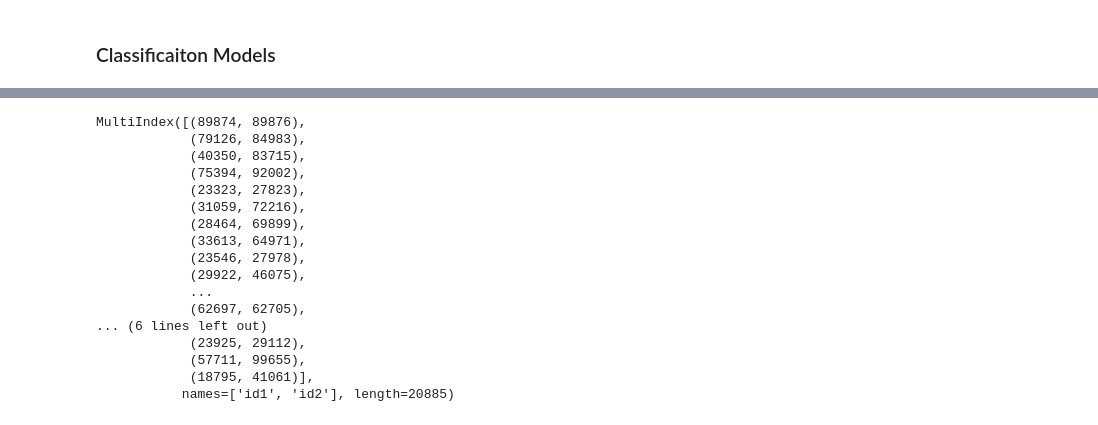
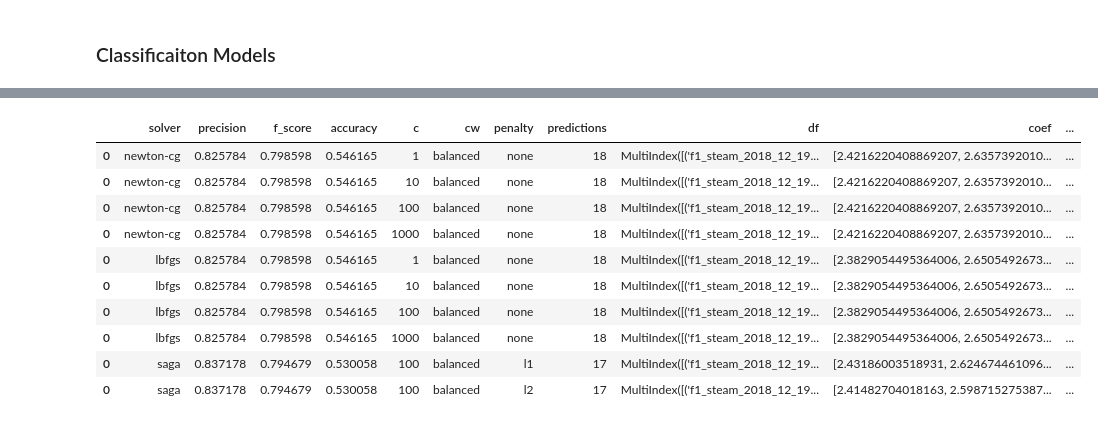
Before and after one commit to catalyst-cooperative/rmi-ferc1-eia, a Jupyter notebook: notebooks/ferc_eia_connections.ipynb, the cells around one changed output, grey strips where cells are left out. Drawn from its saved outputs; the diff is of its cells as text; code cells hidden in the pictures.

```diff
--- a/notebooks/ferc_eia_connections.ipynb
+++ b/notebooks/ferc_eia_connections.ipynb
@@ -181,7 +183,7 @@ test_eia = (plant_parts_cleaned.merge(test_df_ids.reset_index().drop(columns=['r
             astype({'total_fuel_cost':float,
                     'total_mmbtu':float}))
 # %%
-test_ferc = (steam_cleaned.merge(test_df_ids.reset_index().drop(columns=['record_id_eia'])[['record_id_ferc']],
+ferc_known = (steam_cleaned.merge(train_df_ids.reset_index().drop(columns=['record_id_eia'])[['record_id_ferc']],
                           left_index=True,
                           right_on=['record_id_ferc']).
              drop_duplicates(subset=['record_id_ferc']).
@@ -197,6 +202,6 @@ from recordlinkage.datasets import load_febrl4
 # %%
-dfA_test = test_ferc
-dfB_test = test_eia
+dfA_known = ferc_known
+dfB_known = eia_known
 dfA = steam_cleaned[steam_cleaned['report_year'] == 2018]
 dfB = plant_parts_cleaned[plant_parts_cleaned['report_year'] == 2018]
 # %%
@@ -237,7 +242,7 @@ def make_features(dfA, dfB, block_col=None):
     return features
 # %%
 features_all = make_features(dfA, dfB, block_col='plant_id_report_year')
-features_test = make_features(dfA_test, dfB_test, block_col='plant_id_report_year')
+features_known = make_features(dfA_known, dfB_known, block_col='plant_id_report_year')
 # %%
 features_all.describe().T
 # %% [output]
@@ -281,7 +336,6 @@ warnings.filterwarnings('ignore')
 solvers = ['newton-cg', 'lbfgs', 'liblinear', 'sag', 'saga']
 cs= [1, 10, 100, 1000]
 cws = ['balanced', None]
-
 ps = {'newton-cg': ['l2', 'none'],
       'lbfgs': ['l2', 'none'],
       'liblinear': ['l1', 'l2'],
@@ -290,7 +344,6 @@ ps = {'newton-cg': ['l2', 'none'],
      }
 
 results_options = pd.DataFrame()
-
 for solver in solvers:
     for c in cs:
         for cw in cws:
@@ -300,20 +353,8 @@ for solver in solvers:
                 else:
                     l1_ratios = [None]
                 for l1 in l1_ratios:
-                    logger.debug(f'train: {solver}: c-{c}, cw-{cw}, p-{p}, l1-{l1}')
-                    lrc = rl.LogisticRegressionClassifier(solver=solver, C=c, class_weight=cw, penalty=p, l1_ratio=l1)
-                    predict_test = lrc.fit_predict(features_test,match_index=test_df_ids.index)
-                    predict = lrc.predict(features_all)
-                    results_options = results_options.append(pd.DataFrame(
-                        data={'solver':[solver],
-                              'precision':[rl.precision(test_df_ids.index, predict_test)],
-                              'f_score':[rl.fscore(test_df_ids.index, predict_test)],
-                              'c': [c],
-                              'cw': [cw],
-                              'penalty': [p],
-                              'predictions':[len(predict)],
-                              'df':[predict],
-                              'coef': [lrc.coefficients],
-                              'interc': [lrc.intercept],
-                                         },
-                                   ))
+                    results_options, lrc = fit_predict_option(
+                        solver=solver,c=c, cw=cw, p=p, l1=l1, n_splits=10,
+                        features_known=features_known,
+                        training_index=train_df_ids.index,
+                        results_options=results_options)
@@ -428,20 +361,14 @@ predict = lrc_test.fit_predict(krebs_X, krebs_true_links)
-# %%
-predict
-# %% [output]
-MultiIndex([(89874, 89876),
-            (79126, 84983),
-            (40350, 83715),
-            (75394, 92002),
-            (23323, 27823),
-            (31059, 72216),
-            (28464, 69899),
-            (33613, 64971),
-            (23546, 27978),
-            (29922, 46075),
-            ...
-            (62697, 62705),
-... (6 lines left out)
-            (23925, 29112),
-            (57711, 99655),
-            (18795, 41061)],
-           names=['id1', 'id2'], length=20885)
+# %%
+results_options.sort_values(['f_score','precision','accuracy'],ascending=False).head(10)
+# %% [output]
+|  | solver | precision | f_score | accuracy | c | cw | penalty | predictions | df | coef | ... |
+| 0 | newton-cg | 0.825784 | 0.798598 | 0.546165 | 1 | balanced | none | 18 | MultiIndex([('f1_steam_2018_12_19... | [2.4216220408869207, 2.6357392010... | ... |
+| 0 | newton-cg | 0.825784 | 0.798598 | 0.546165 | 10 | balanced | none | 18 | MultiIndex([('f1_steam_2018_12_19... | [2.4216220408869207, 2.6357392010... | ... |
+| 0 | newton-cg | 0.825784 | 0.798598 | 0.546165 | 100 | balanced | none | 18 | MultiIndex([('f1_steam_2018_12_19... | [2.4216220408869207, 2.6357392010... | ... |
+| 0 | newton-cg | 0.825784 | 0.798598 | 0.546165 | 1000 | balanced | none | 18 | MultiIndex([('f1_steam_2018_12_19... | [2.4216220408869207, 2.6357392010... | ... |
+| 0 | lbfgs | 0.825784 | 0.798598 | 0.546165 | 1 | balanced | none | 18 | MultiIndex([('f1_steam_2018_12_19... | [2.3829054495364006, 2.6505492673... | ... |
+| 0 | lbfgs | 0.825784 | 0.798598 | 0.546165 | 10 | balanced | none | 18 | MultiIndex([('f1_steam_2018_12_19... | [2.3829054495364006, 2.6505492673... | ... |
+| 0 | lbfgs | 0.825784 | 0.798598 | 0.546165 | 100 | balanced | none | 18 | MultiIndex([('f1_steam_2018_12_19... | [2.3829054495364006, 2.6505492673... | ... |
+| 0 | lbfgs | 0.825784 | 0.798598 | 0.546165 | 1000 | balanced | none | 18 | MultiIndex([('f1_steam_2018_12_19... | [2.3829054495364006, 2.6505492673... | ... |
+| 0 | saga | 0.837178 | 0.794679 | 0.530058 | 100 | balanced | l1 | 17 | MultiIndex([('f1_steam_2018_12_19... | [2.43186003518931, 2.624674461096... | ... |
+| 0 | saga | 0.837178 | 0.794679 | 0.530058 | 100 | balanced | l2 | 17 | MultiIndex([('f1_steam_2018_12_19... | [2.41482704018163, 2.598715275387... | ... |
```
Also changed, not shown: parts of 21 cells of this notebook, 2 other files.
